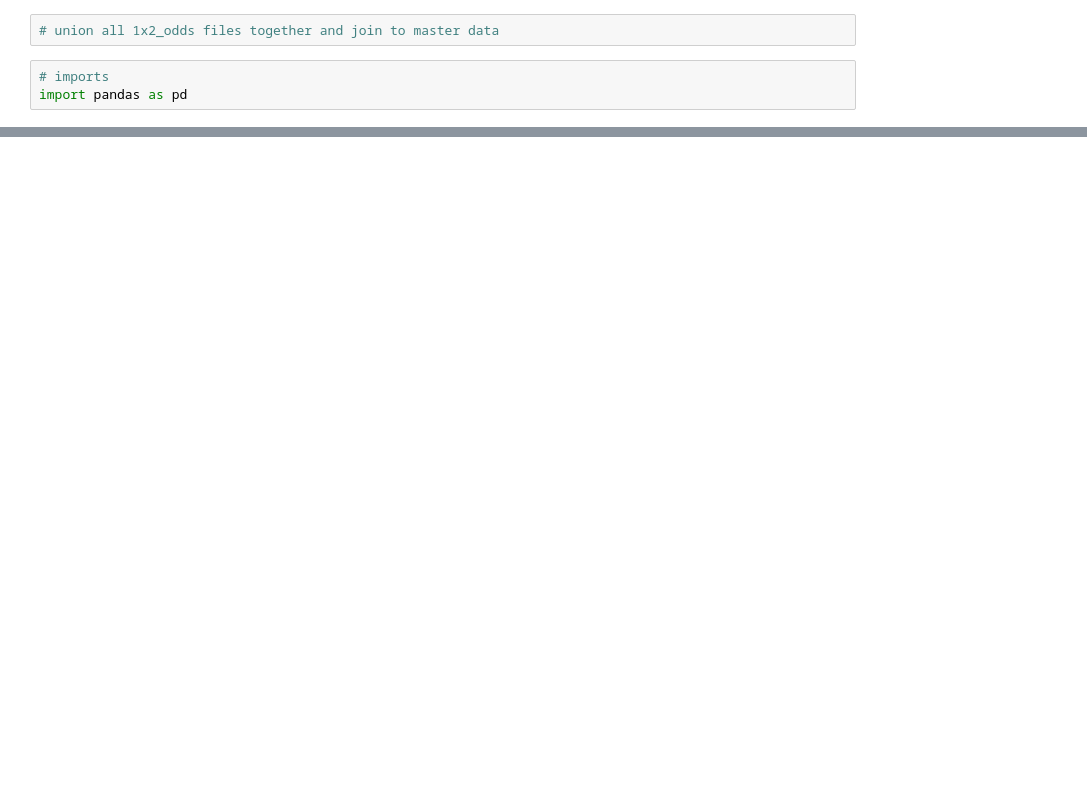
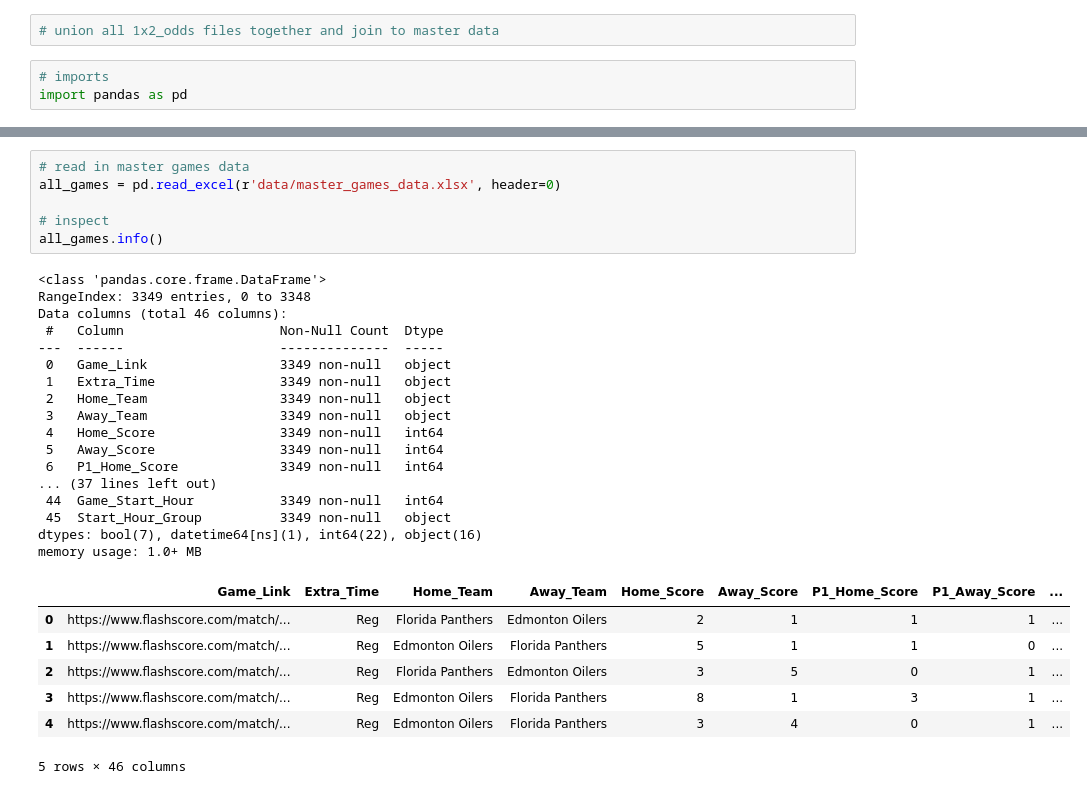
Before and after one commit to emmettd247/SportOnIce, a Jupyter notebook: master_data_join.ipynb, the cells around one changed output, grey strips where cells are left out. Drawn from its saved outputs; the diff is of its cells as text; blank space fills up the shorter version.

```diff
--- a/master_data_join.ipynb
+++ b/master_data_join.ipynb
@@ -22,0 +43,31 @@ FileNotFoundError: [Errno 2] No such file or directory: 'data/2023_1x2_data.xlsx
+# %%
+# read in master games data
+all_games = pd.read_excel(r'data/master_games_data.xlsx', header=0)
+
+# inspect
+all_games.info()
+# %% [output]
+<class 'pandas.core.frame.DataFrame'>
+RangeIndex: 3349 entries, 0 to 3348
+Data columns (total 46 columns):
+ #   Column                    Non-Null Count  Dtype
+---  ------                    --------------  -----
+ 0   Game_Link                 3349 non-null   object
+ 1   Extra_Time                3349 non-null   object
+ 2   Home_Team                 3349 non-null   object
+ 3   Away_Team                 3349 non-null   object
+ 4   Home_Score                3349 non-null   int64
+ 5   Away_Score                3349 non-null   int64
+ 6   P1_Home_Score             3349 non-null   int64
+... (37 lines left out)
+ 44  Game_Start_Hour           3349 non-null   int64
+ 45  Start_Hour_Group          3349 non-null   object
+dtypes: bool(7), datetime64[ns](1), int64(22), object(16)
+memory usage: 1.0+ MB
+|  | Game_Link | Extra_Time | Home_Team | Away_Team | Home_Score | Away_Score | P1_Home_Score | P1_Away_Score | ... |
+| 0 | https://www.flashscore.com/match/... | Reg | Florida Panthers | Edmonton Oilers | 2 | 1 | 1 | 1 | ... |
+| 1 | https://www.flashscore.com/match/... | Reg | Edmonton Oilers | Florida Panthers | 5 | 1 | 1 | 0 | ... |
+| 2 | https://www.flashscore.com/match/... | Reg | Florida Panthers | Edmonton Oilers | 3 | 5 | 0 | 1 | ... |
+| 3 | https://www.flashscore.com/match/... | Reg | Edmonton Oilers | Florida Panthers | 8 | 1 | 3 | 1 | ... |
+| 4 | https://www.flashscore.com/match/... | Reg | Edmonton Oilers | Florida Panthers | 3 | 4 | 0 | 1 | ... |
+5 rows × 46 columns
```
Also changed, not shown: parts of 5 cells of this notebook, 1 other file.
